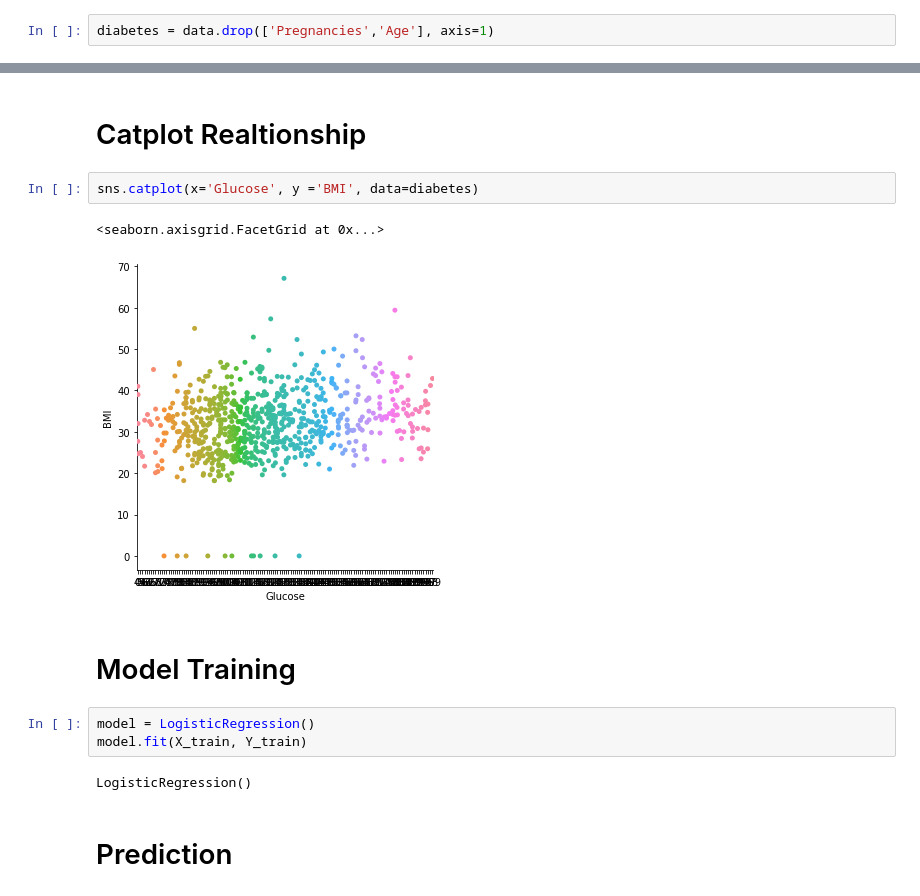
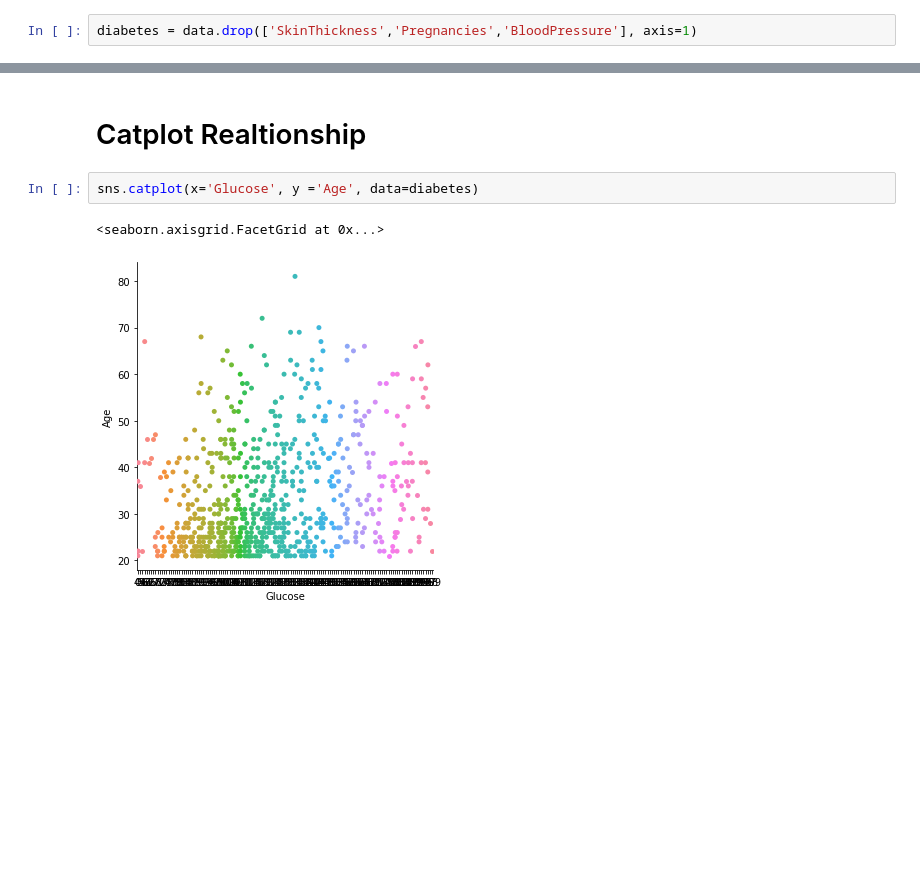
Before and after one commit to NafisTanjim/Diabetes-Prediction, a Jupyter notebook: MY ML.ipynb, the cells around one changed output, grey strips where cells are left out. Drawn from its saved outputs; the diff is of its cells as text; blank space fills up the shorter version.

```diff
--- a/MY ML.ipynb
+++ b/MY ML.ipynb
@@ -118,5 +208,5 @@ dtype: int64
 # %%
-diabetes = data.drop(['Pregnancies','Age'], axis=1)
+diabetes = data.drop(['SkinThickness','Pregnancies','BloodPressure'], axis=1)
 # %%
 diabetes.head()
 # %% [output]
@@ -231,16 +440,7 @@ sns.displot(diabetes['BMI'], bins=15)
 # %% [markdown]
 # Catplot Realtionship
 # %%
-sns.catplot(x='Glucose', y ='BMI', data=diabetes)
+sns.catplot(x='Glucose', y ='Age', data=diabetes)
 # %% [output]
 <seaborn.axisgrid.FacetGrid at 0x...>
-[figure, old version]
+[figure, new version]
-# %% [markdown]
-# Model Training
-# %%
-model = LogisticRegression()
-model.fit(X_train, Y_train)
-# %% [output]
-LogisticRegression()
-# %% [markdown]
-# Prediction
```
Also changed, not shown: parts of 105 cells of this notebook.
